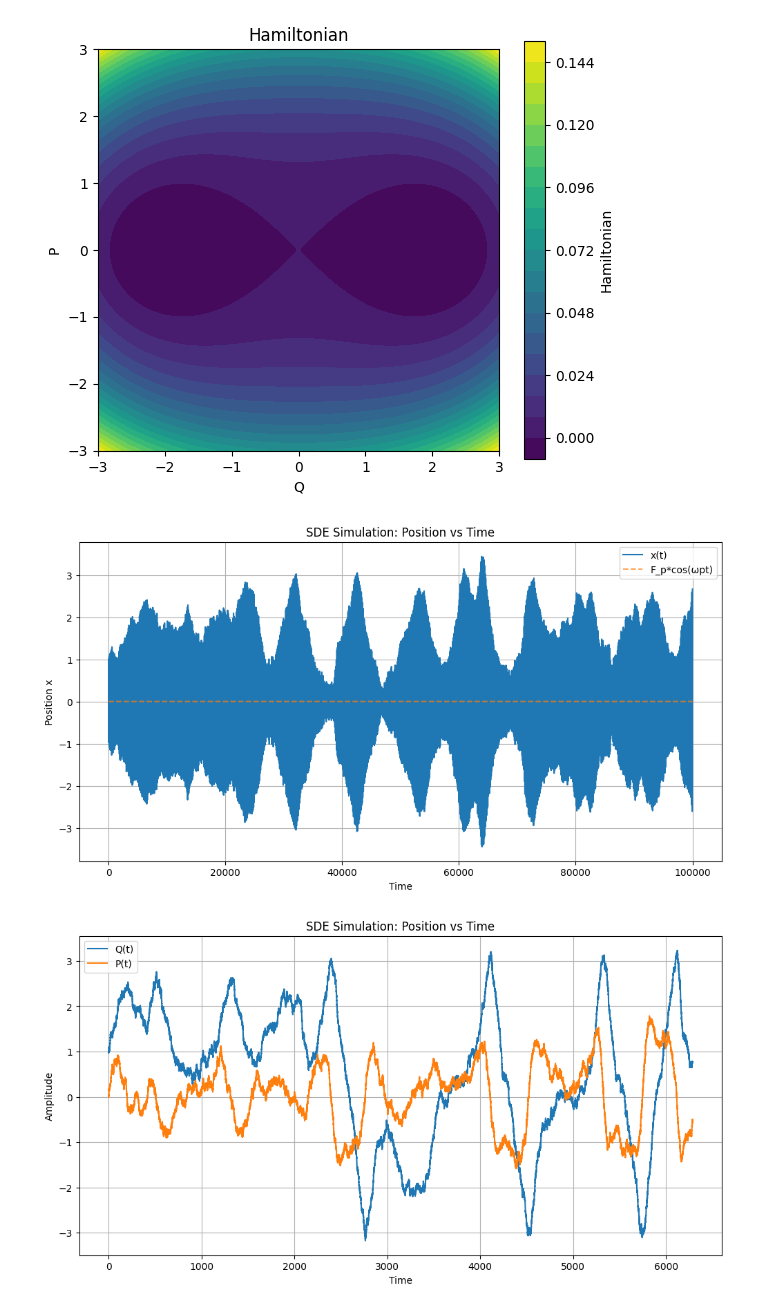
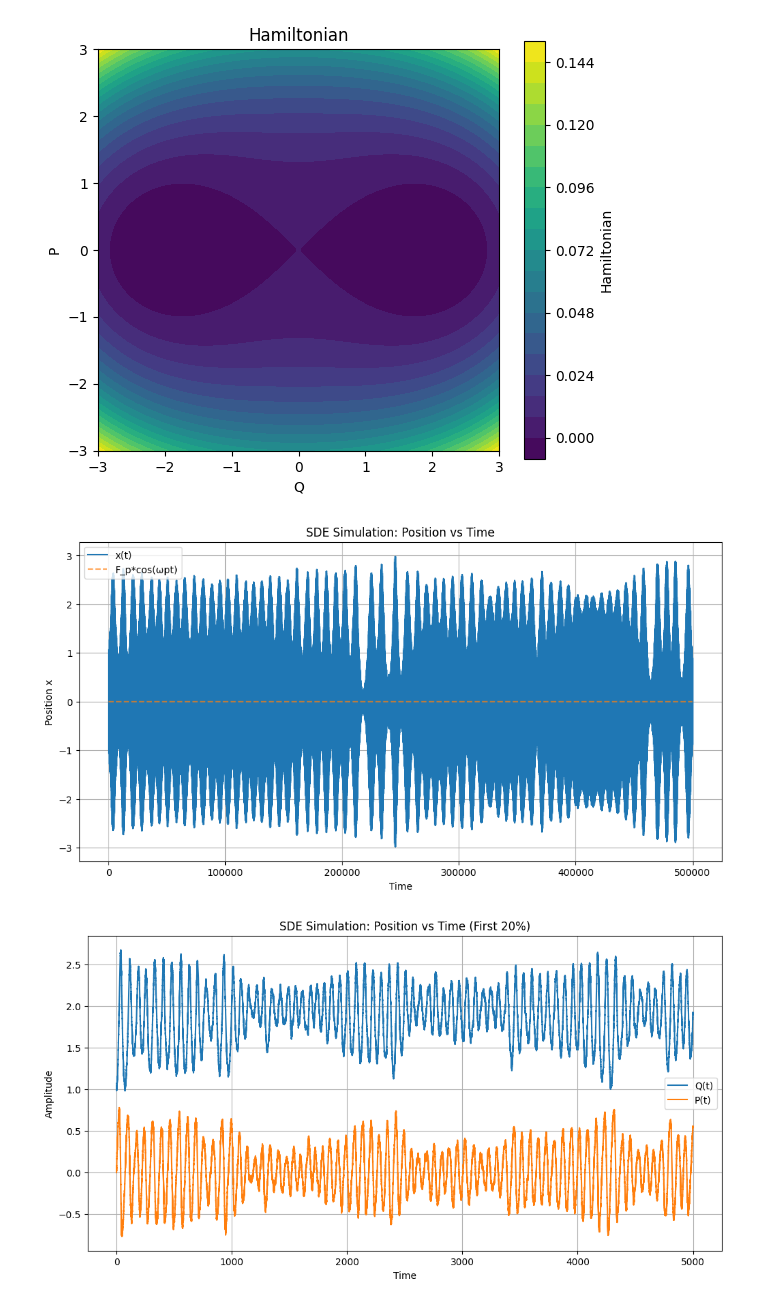
Before and after one commit to cyboesch/oscillator_dev, a Jupyter notebook: thermoai/notebooks/drirect_integration_NVS_nonlinear.ipynb, the cells around one changed output. Drawn from its saved outputs; the diff is of its cells as text; code cells hidden in the pictures.

```diff
--- a/thermoai/notebooks/drirect_integration_NVS_nonlinear.ipynb
+++ b/thermoai/notebooks/drirect_integration_NVS_nonlinear.ipynb
@@ -22,7 +22,7 @@ w_0 = 1.0          # Natural frequency (rad/s)
 w_p = 2*w_0      # Driving frequency (rad/s), near 2*w_0 for w_p resonance
 period = 2*jnp.pi/w_0
 F_p = 0.03      # Amplitude of the w_p driving
-Qual = 1000.0
+Qual = 10000.0
 GAMMA = w_0/(2*Qual)
 gamma = .005          # Nonlinearity coefficient (Duffing term)
 
@@ -32,7 +32,7 @@ T = .5             # Temperature (K)
 
 # Simulation Parameters
 t0 = 0.0
-num_periods = 10000# Start time
+num_periods = 5000# Start time
 t1 = num_periods*period
 dt0 = period/1000
 num_pts_per_period = 100
@@ -136,7 +136,7 @@ plt.grid(True)
 plt.legend()
 plt.show()
 # %% [output]
-[figure, old version]
+[figure, new version]
 # %%
 # # Amplitude Equations SDEs for RWA
 def drift_QP_fn(t, state, args):
@@ -189,17 +189,21 @@ solution_QP = diffrax.diffeqsolve(
 )
 sde_samples_QP = solution_QP.ys
 # %%
+# Calculate the index for 20% of the data
+cutoff_idx = int(len(ts_dim) )
+
 plt.figure(figsize=(12, 6))
-plt.plot(ts_dim, sde_samples_QP[:, 0], label='Q(t)')
-plt.plot(ts_dim, sde_samples_QP[:, 1], label='P(t)')
+plt.plot(ts_dim[:cutoff_idx]/period, sde_samples_QP[:cutoff_idx, 0], label='Q(t)')
+plt.plot(ts_dim[:cutoff_idx]/period, sde_samples_QP[:cutoff_idx, 1], label='P(t)')
 plt.xlabel('Time')
 plt.ylabel('Amplitude')
-plt.title('SDE Simulation: Position vs Time')
+plt.title('SDE Simulation: Position vs Time (First 20%)')
 plt.grid(True)
 plt.legend()
+plt.savefig(f'QP_trajectory_T={T}_qual={Qual}.png')
 plt.show()
 # %% [output]
-[figure, old version]
+[figure, new version]
 # %%
 def reconstruct_x(t, Q, P):
     """
```
Also changed, not shown: parts of 4 cells of this notebook.
